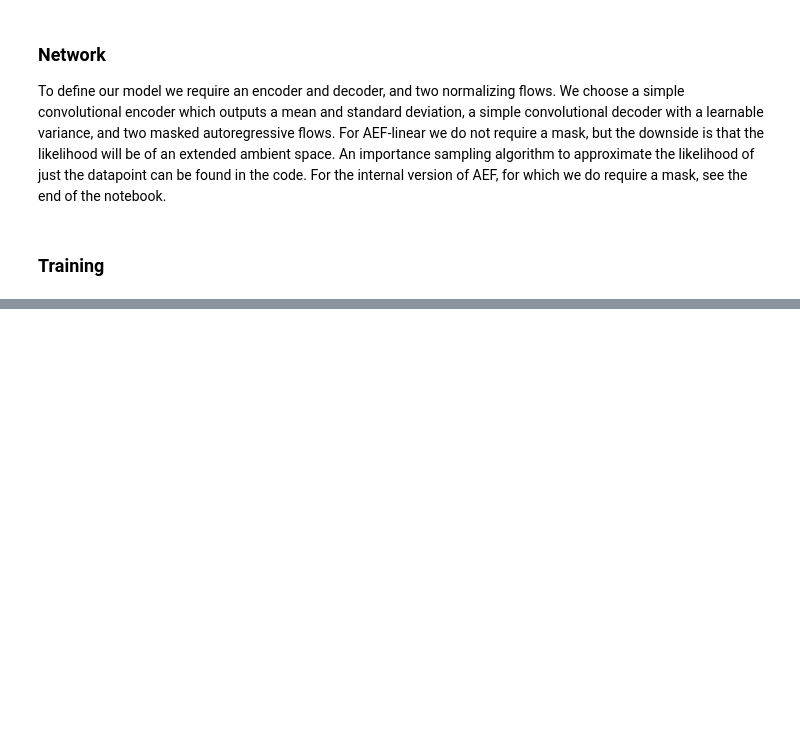
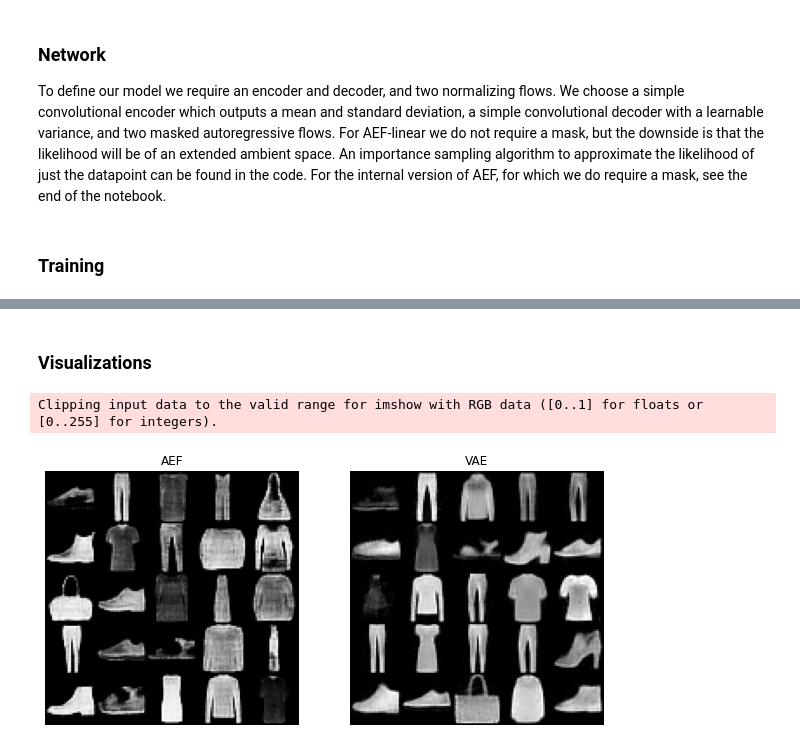
Before and after one commit to gisilvs/AEF, a Jupyter notebook: notebook.ipynb, the cells around one changed output, grey strips where cells are left out. Saved outputs shown, nothing was run; the diff lists cells and outputs as text; code cells hidden in the pictures; blank space fills up the shorter version.

```diff
--- a/notebook.ipynb
+++ b/notebook.ipynb
@@ -126,5 +133,0 @@ We need to create a mask, that will define which pixels are used as 'core' pixel
-# %%
-mask = torch.zeros(img_shape)
-mask[0, 0, :2] = 1
-
-aef = InternalAEF(encoder, decoder, core_encoder, prior_flow, mask, preprocessing_layers)
@@ -130,0 +203,23 @@ aef = InternalAEF(encoder, decoder, core_encoder, prior_flow, mask, preprocessin
+# %% [markdown]
+### Visualizations
+# %%
+fig, (ax1, ax2) = plt.subplots(1, 2, figsize=(10, 6))
+
+aef_samples = aef.sample(25)
+vae_samples = vae.sample(25)
+
+grid_aef = torchvision.utils.make_grid(aef_samples, padding=1, pad_value=0., nrow=5)
+grid_vae = torchvision.utils.make_grid(vae_samples, padding=1, pad_value=0., nrow=5)
+
+ax1.imshow(grid_aef.permute(1, 2, 0).cpu().numpy())
+ax1.axis("off")
+ax1.set_title("AEF")
+
+ax2.imshow(grid_vae.permute(1, 2, 0).cpu().numpy())
+ax2.axis("off")
+ax2.set_title("VAE")
+
+plt.show()
+# %% [output]
+Clipping input data to the valid range for imshow with RGB data ([0..1] for floats or [0..255] for integers).
+[figure, added]
```
Also changed, not shown: parts of 15 cells of this notebook, 1 other file.
